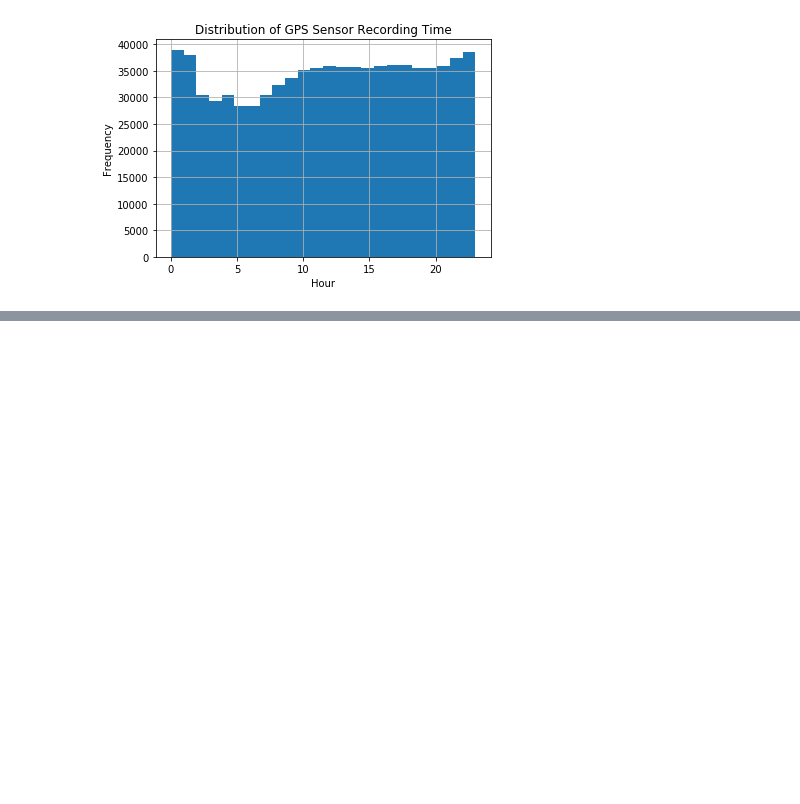
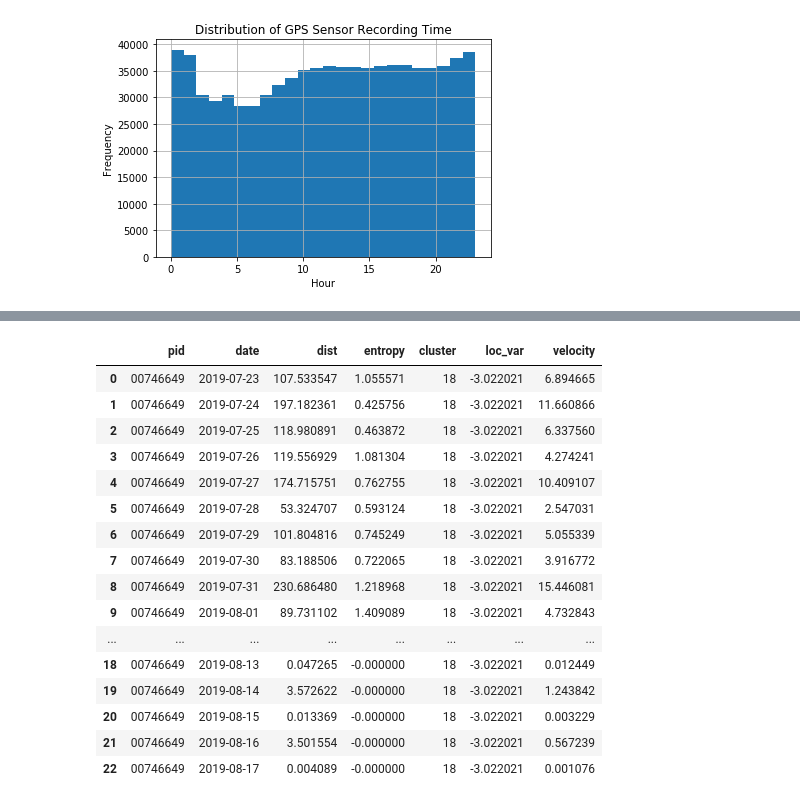
Before and after one commit to tliu526/lifesense, a Jupyter notebook: lifesense_exploration_wave1.ipynb, the cells around one changed output, grey strips where cells are left out. Cells and saved outputs as stored; diff of their text form; code cells hidden in the pictures; blank space fills up the shorter version.

```diff
--- a/lifesense_exploration_wave1.ipynb
+++ b/lifesense_exploration_wave1.ipynb
@@ -925,0 +1607,5 @@ plt.show()
+# %%
+all_sms_df = pd.DataFrame()
+
+for df in sms_results:
+    all_sms_df = all_sms_df.append(df)
@@ -925,0 +1698,9 @@ plt.show()
+# %%
+fus_df = pd.read_pickle("data_pull/pdk-location/{}.df".format(test_df))
+# %%
+fus_df = format_raw_fus(fus_df)
+# %%
+%%time
+
+test = process_fus_daily(fus_df)
+test
@@ -925,0 +1710,20 @@ plt.show()
+# %%
+test
+# %% [output]
+|  | pid | date | dist | entropy | cluster | loc_var | velocity |
+| 0 | 00746649 | 2019-07-23 | 107.533547 | 1.055571 | 18 | -3.022021 | 6.894665 |
+| 1 | 00746649 | 2019-07-24 | 197.182361 | 0.425756 | 18 | -3.022021 | 11.660866 |
+| 2 | 00746649 | 2019-07-25 | 118.980891 | 0.463872 | 18 | -3.022021 | 6.337560 |
+| 3 | 00746649 | 2019-07-26 | 119.556929 | 1.081304 | 18 | -3.022021 | 4.274241 |
+| 4 | 00746649 | 2019-07-27 | 174.715751 | 0.762755 | 18 | -3.022021 | 10.409107 |
+| 5 | 00746649 | 2019-07-28 | 53.324707 | 0.593124 | 18 | -3.022021 | 2.547031 |
+| 6 | 00746649 | 2019-07-29 | 101.804816 | 0.745249 | 18 | -3.022021 | 5.055339 |
+| 7 | 00746649 | 2019-07-30 | 83.188506 | 0.722065 | 18 | -3.022021 | 3.916772 |
+| 8 | 00746649 | 2019-07-31 | 230.686480 | 1.218968 | 18 | -3.022021 | 15.446081 |
+| 9 | 00746649 | 2019-08-01 | 89.731102 | 1.409089 | 18 | -3.022021 | 4.732843 |
+| ... | ... | ... | ... | ... | ... | ... | ... |
+| 18 | 00746649 | 2019-08-13 | 0.047265 | -0.000000 | 18 | -3.022021 | 0.012449 |
+| 19 | 00746649 | 2019-08-14 | 3.572622 | -0.000000 | 18 | -3.022021 | 1.243842 |
+| 20 | 00746649 | 2019-08-15 | 0.013369 | -0.000000 | 18 | -3.022021 | 0.003229 |
+| 21 | 00746649 | 2019-08-16 | 3.501554 | -0.000000 | 18 | -3.022021 | 0.567239 |
+| 22 | 00746649 | 2019-08-17 | 0.004089 | -0.000000 | 18 | -3.022021 | 0.001076 |
```
Also changed, not shown: parts of 88 cells of this notebook, 4 other files.
